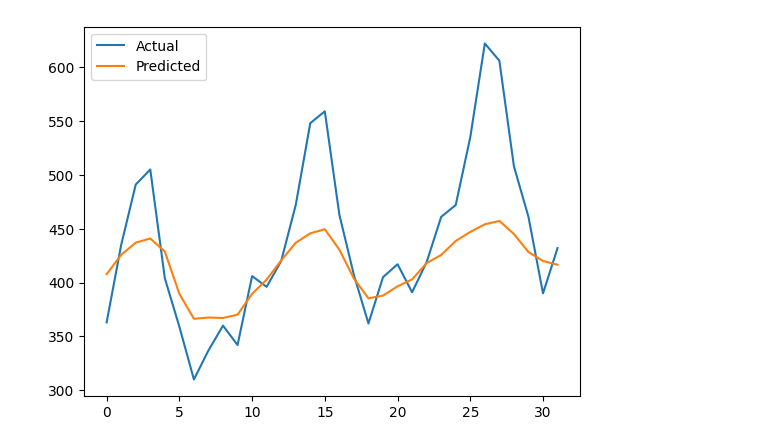
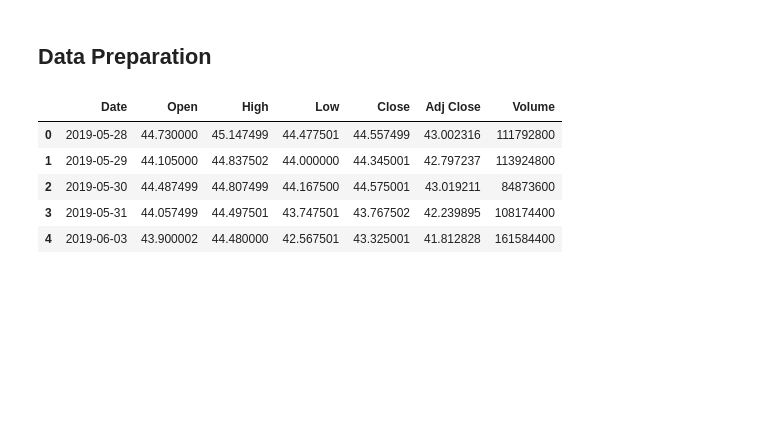
Before and after one commit to JagdishMane/numpy-pytorch-tensorflow, a Jupyter notebook: Predicting_Stock_Prices_Using_RNN_LSTM.ipynb, the cells around one changed output. Saved outputs shown, nothing was run; the diff lists cells and outputs as text; code cells hidden in the pictures; blank space fills up the shorter version.

```diff
--- a/Predicting_Stock_Prices_Using_RNN_LSTM.ipynb
+++ b/Predicting_Stock_Prices_Using_RNN_LSTM.ipynb
@@ -112,30 +13,12 @@ Epoch 290, train loss: 0.0310, test loss: 0.6362
-# %%
-# Make predictions
-model.eval()
-train_predict = model(train_X).detach().numpy()
-test_predict = model(test_X).detach().numpy()
-
-# Invert predictions to original scale
-train_predict = train_predict * std + mean
-train_y = train_y * std + mean
-test_predict = test_predict * std + mean
-test_y = test_y * std + mean
-
-# Calculate MSE
-from sklearn.metrics import mean_squared_error
-train_mse = mean_squared_error(train_y, train_predict)
-test_mse = mean_squared_error(test_y, test_predict)
-#print(f'Train MSE: {train_mse:.4f}, Test MSE: {test_mse:.4f}')
-
-# Plot actual vs predicted values
-#plt.plot(train_y, label='Actual')
-#plt.plot(train_predict, label='Predicted')
-#plt.legend()
-#plt.show()
-
-plt.plot(test_y, label='Actual')
-plt.plot(test_predict, label='Predicted')
-plt.legend()
-plt.show()
-# %% [output]
-[figure, removed]
+# %% [markdown]
+## Data Preparation
+# %%
+df = pd.read_csv('./M3-AAPL.csv')
+df.head()
+# %% [output]
+|  | Date | Open | High | Low | Close | Adj Close | Volume |
+| 0 | 2019-05-28 | 44.730000 | 45.147499 | 44.477501 | 44.557499 | 43.002316 | 111792800 |
+| 1 | 2019-05-29 | 44.105000 | 44.837502 | 44.000000 | 44.345001 | 42.797237 | 113924800 |
+| 2 | 2019-05-30 | 44.487499 | 44.807499 | 44.167500 | 44.575001 | 43.019211 | 84873600 |
+| 3 | 2019-05-31 | 44.057499 | 44.497501 | 43.747501 | 43.767502 | 42.239895 | 108174400 |
+| 4 | 2019-06-03 | 43.900002 | 44.480000 | 42.567501 | 43.325001 | 41.812828 | 161584400 |
```
Also changed, not shown: parts of 19 cells of this notebook.
